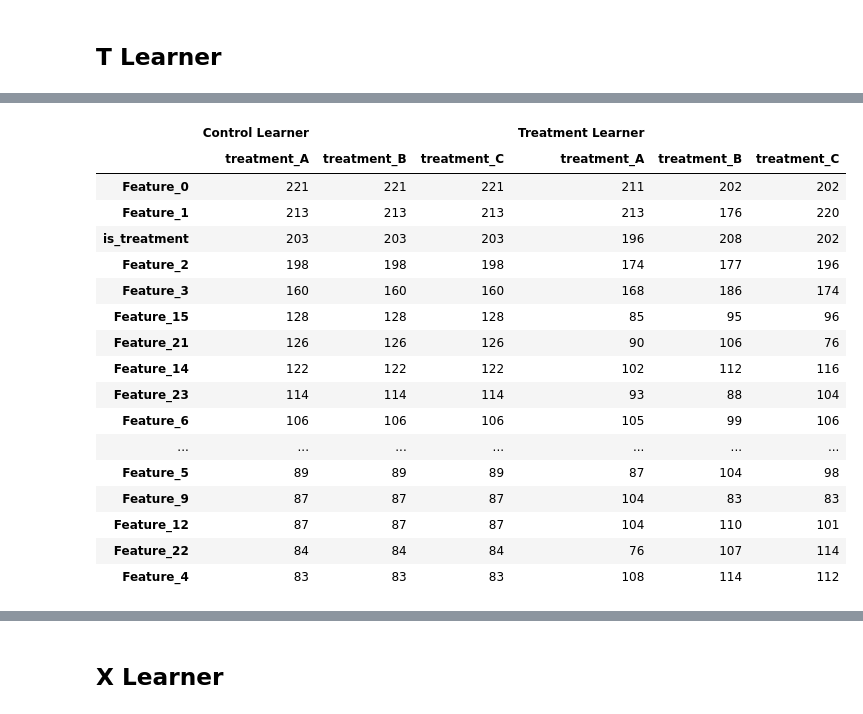
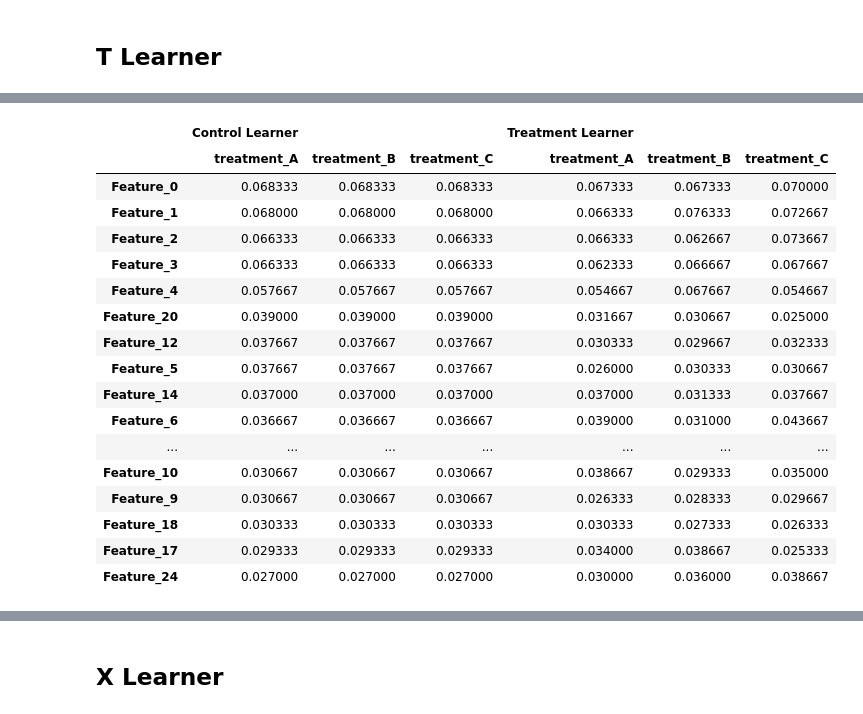
Before and after one commit to uber/causalml, a Jupyter notebook: examples/feature_importance_example_DEV.ipynb, the cells around one changed output, grey strips where cells are left out. Drawn from its saved outputs; the diff is of its cells as text; code cells hidden in the pictures.

```diff
--- a/examples/feature_importance_example_DEV.ipynb
+++ b/examples/feature_importance_example_DEV.ipynb
@@ -94,21 +132,21 @@ tlearner.estimate_ate(X, w_multi, y)
 # %%
-tlearner.feature_importance()
+tlearner.feature_importance(normalize=True, method='gini')
 # %% [output]
 |  | Control Learner |  |  | Treatment Learner |  |  |
 |  | treatment_A | treatment_B | treatment_C | treatment_A | treatment_B | treatment_C |
-| Feature_0 | 221 | 221 | 221 | 211 | 202 | 202 |
-| Feature_1 | 213 | 213 | 213 | 213 | 176 | 220 |
-| is_treatment | 203 | 203 | 203 | 196 | 208 | 202 |
-| Feature_2 | 198 | 198 | 198 | 174 | 177 | 196 |
-| Feature_3 | 160 | 160 | 160 | 168 | 186 | 174 |
-| Feature_15 | 128 | 128 | 128 | 85 | 95 | 96 |
-| Feature_21 | 126 | 126 | 126 | 90 | 106 | 76 |
-| Feature_14 | 122 | 122 | 122 | 102 | 112 | 116 |
-| Feature_23 | 114 | 114 | 114 | 93 | 88 | 104 |
-| Feature_6 | 106 | 106 | 106 | 105 | 99 | 106 |
+| Feature_0 | 0.068333 | 0.068333 | 0.068333 | 0.067333 | 0.067333 | 0.070000 |
+| Feature_1 | 0.068000 | 0.068000 | 0.068000 | 0.066333 | 0.076333 | 0.072667 |
+| Feature_2 | 0.066333 | 0.066333 | 0.066333 | 0.066333 | 0.062667 | 0.073667 |
+| Feature_3 | 0.066333 | 0.066333 | 0.066333 | 0.062333 | 0.066667 | 0.067667 |
+| Feature_4 | 0.057667 | 0.057667 | 0.057667 | 0.054667 | 0.067667 | 0.054667 |
+| Feature_20 | 0.039000 | 0.039000 | 0.039000 | 0.031667 | 0.030667 | 0.025000 |
+| Feature_12 | 0.037667 | 0.037667 | 0.037667 | 0.030333 | 0.029667 | 0.032333 |
+| Feature_5 | 0.037667 | 0.037667 | 0.037667 | 0.026000 | 0.030333 | 0.030667 |
+| Feature_14 | 0.037000 | 0.037000 | 0.037000 | 0.037000 | 0.031333 | 0.037667 |
+| Feature_6 | 0.036667 | 0.036667 | 0.036667 | 0.039000 | 0.031000 | 0.043667 |
 | ... | ... | ... | ... | ... | ... | ... |
-| Feature_5 | 89 | 89 | 89 | 87 | 104 | 98 |
-| Feature_9 | 87 | 87 | 87 | 104 | 83 | 83 |
-| Feature_12 | 87 | 87 | 87 | 104 | 110 | 101 |
-| Feature_22 | 84 | 84 | 84 | 76 | 107 | 114 |
-| Feature_4 | 83 | 83 | 83 | 108 | 114 | 112 |
+| Feature_10 | 0.030667 | 0.030667 | 0.030667 | 0.038667 | 0.029333 | 0.035000 |
+| Feature_9 | 0.030667 | 0.030667 | 0.030667 | 0.026333 | 0.028333 | 0.029667 |
+| Feature_18 | 0.030333 | 0.030333 | 0.030333 | 0.030333 | 0.027333 | 0.026333 |
+| Feature_17 | 0.029333 | 0.029333 | 0.029333 | 0.034000 | 0.038667 | 0.025333 |
+| Feature_24 | 0.027000 | 0.027000 | 0.027000 | 0.030000 | 0.036000 | 0.038667 |
```
Also changed, not shown: parts of 22 cells of this notebook.
